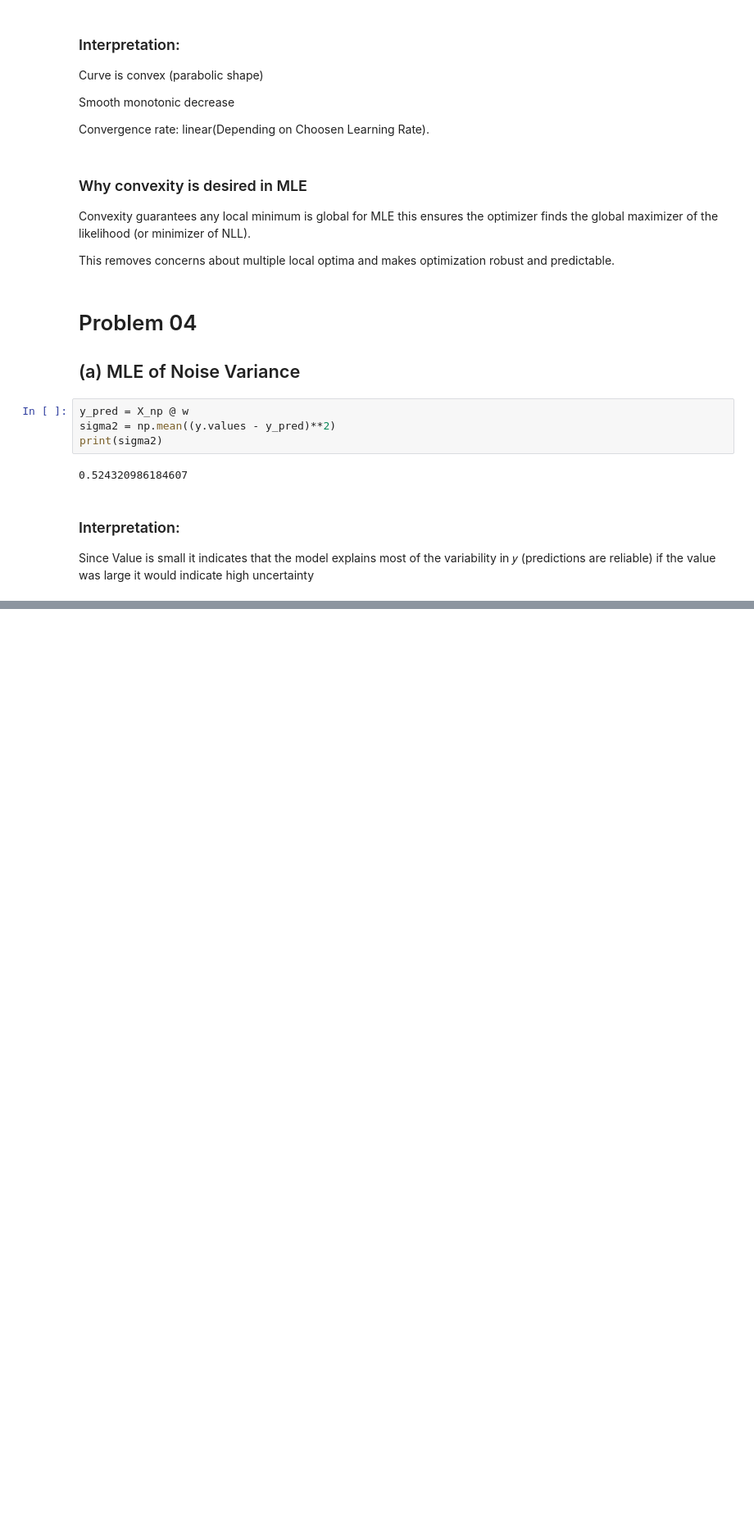
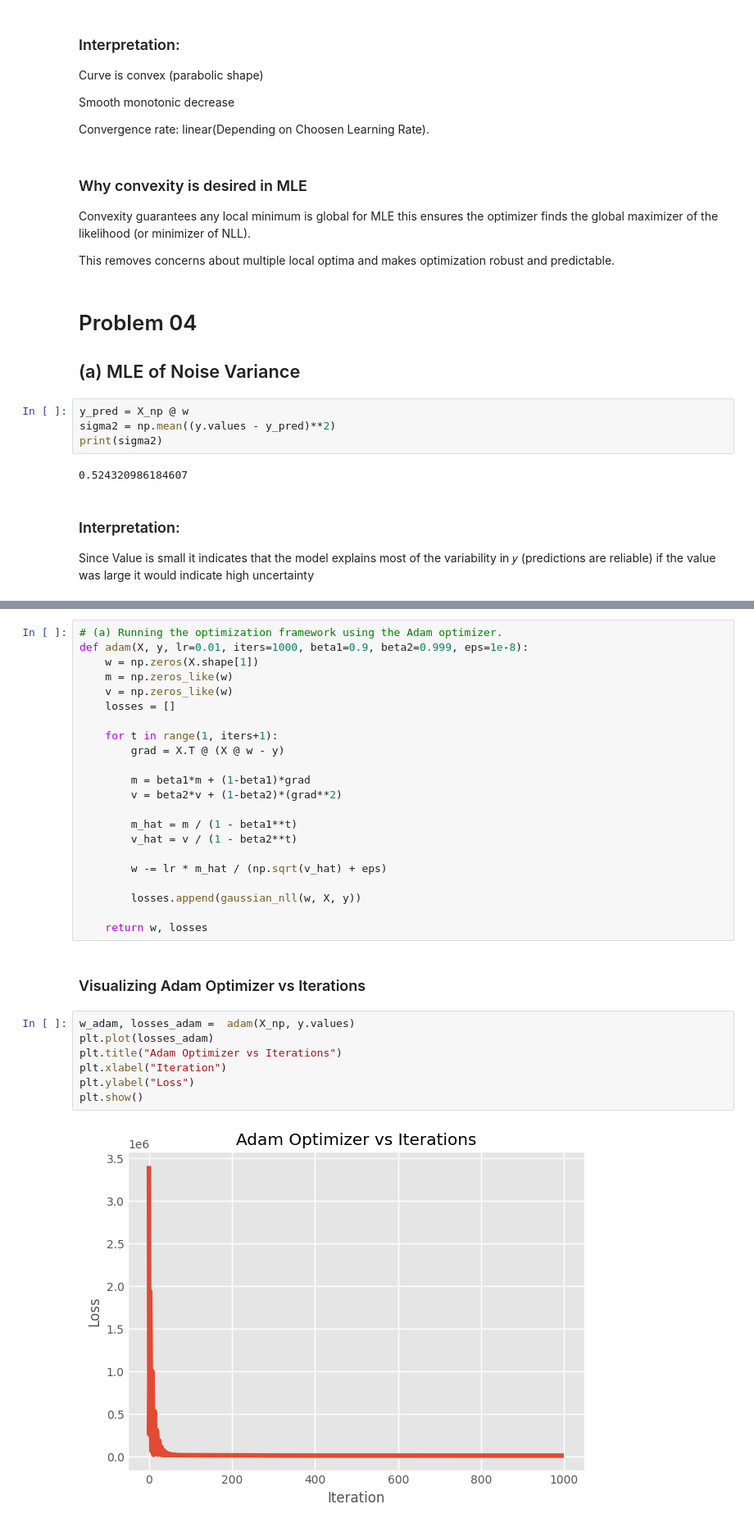
Before and after one commit to Lau-Jr/data-analysis-nmaist, a Jupyter notebook: simple_linear_regression_from_scratch.ipynb, the cells around one changed output, grey strips where cells are left out. Shown at 82% size. Saved outputs shown, nothing was run; the diff lists cells and outputs as text; blank space fills up the shorter version.

```diff
--- a/simple_linear_regression_from_scratch.ipynb
+++ b/simple_linear_regression_from_scratch.ipynb
@@ -342,0 +372,33 @@ print(sorted(w_gd))
+# %%
+# (a) Running the optimization framework using the Adam optimizer.
+def adam(X, y, lr=0.01, iters=1000, beta1=0.9, beta2=0.999, eps=1e-8):
+    w = np.zeros(X.shape[1])
+    m = np.zeros_like(w)
+    v = np.zeros_like(w)
+    losses = []
+
+    for t in range(1, iters+1):
+        grad = X.T @ (X @ w - y)
+
+        m = beta1*m + (1-beta1)*grad
+        v = beta2*v + (1-beta2)*(grad**2)
+
+        m_hat = m / (1 - beta1**t)
+        v_hat = v / (1 - beta2**t)
+
+        w -= lr * m_hat / (np.sqrt(v_hat) + eps)
+
+        losses.append(gaussian_nll(w, X, y))
+
+    return w, losses
+# %% [markdown]
+### Visualizing Adam Optimizer vs Iterations
+# %%
+w_adam, losses_adam =  adam(X_np, y.values)
+plt.plot(losses_adam)
+plt.title("Adam Optimizer vs Iterations")
+plt.xlabel("Iteration")
+plt.ylabel("Loss")
+plt.show()
+# %% [output]
+[figure, added]
```
Also changed, not shown: parts of 10 cells of this notebook.
